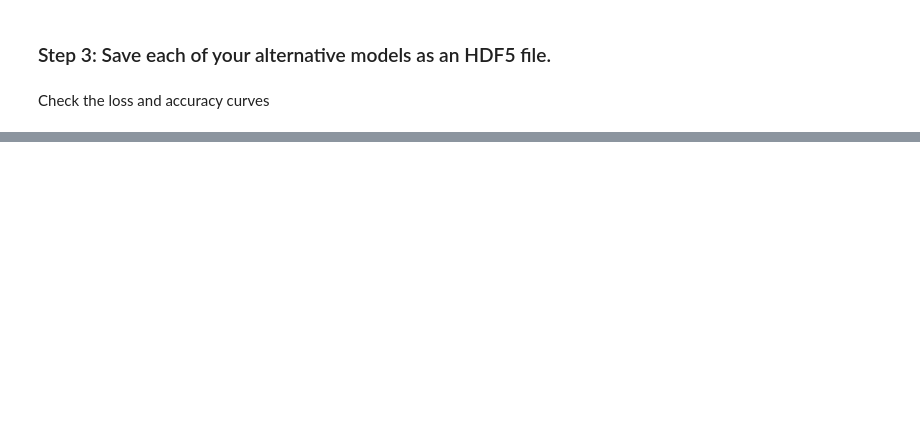
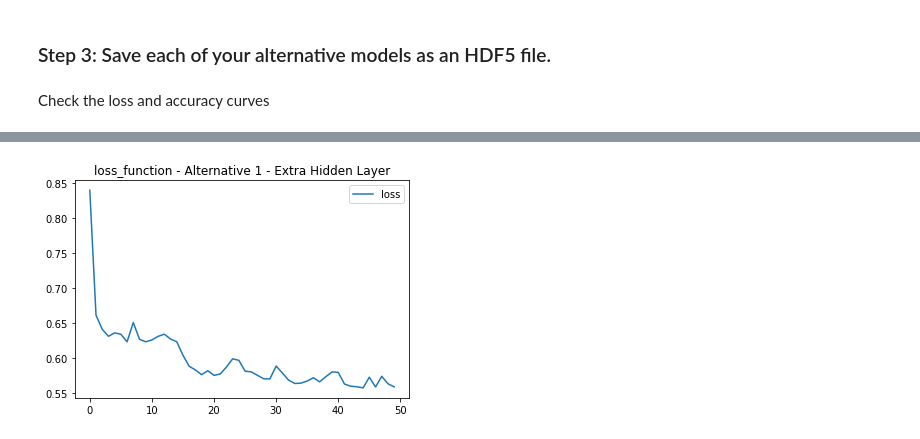
Before and after one commit to silvanoross/Predicting_Success, a Jupyter notebook: venture_funding_with_deep_learning.ipynb, the cells around one changed output, grey strips where cells are left out. Saved outputs shown, nothing was run; the diff lists cells and outputs as text; code cells hidden in the pictures; blank space fills up the shorter version.

```diff
--- a/venture_funding_with_deep_learning.ipynb
+++ b/venture_funding_with_deep_learning.ipynb
@@ -537,4 +519,4 @@ _________________________________________________________________
 nn_A1.compile(loss='binary_crossentropy', optimizer='adam', metrics='accuracy')
 # %%
 # Fit the model using 50 epochs and the training data
-fit_model_A1 = nn_A1.fit(X_train_scaled, y_train, epochs=50)
+nn_A1_model = nn_A1.fit(X_train_scaled, y_train, epochs=50, verbose=0)
@@ -934,0 +868,8 @@ Check the loss and accuracy curves
+# %%
+# Plot the train function
+plt.plot(nn_A1_model.history["loss"])
+plt.title("loss_function - Alternative 1 - Extra Hidden Layer")
+plt.legend(["loss"])
+plt.show()
+# %% [output]
+[figure, added]
```
Also changed, not shown: parts of 24 cells of this notebook, 10 other files.
